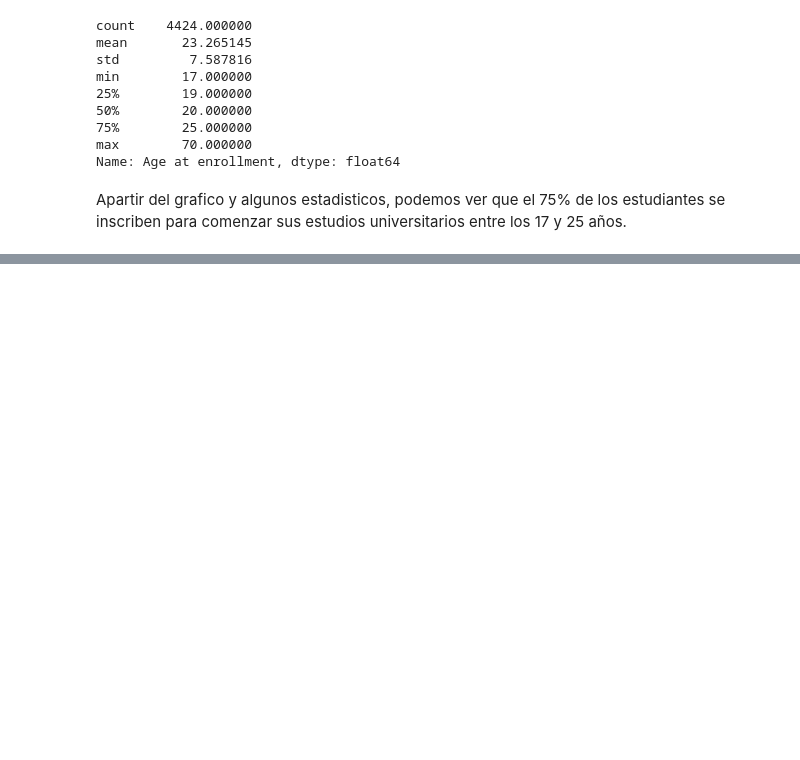
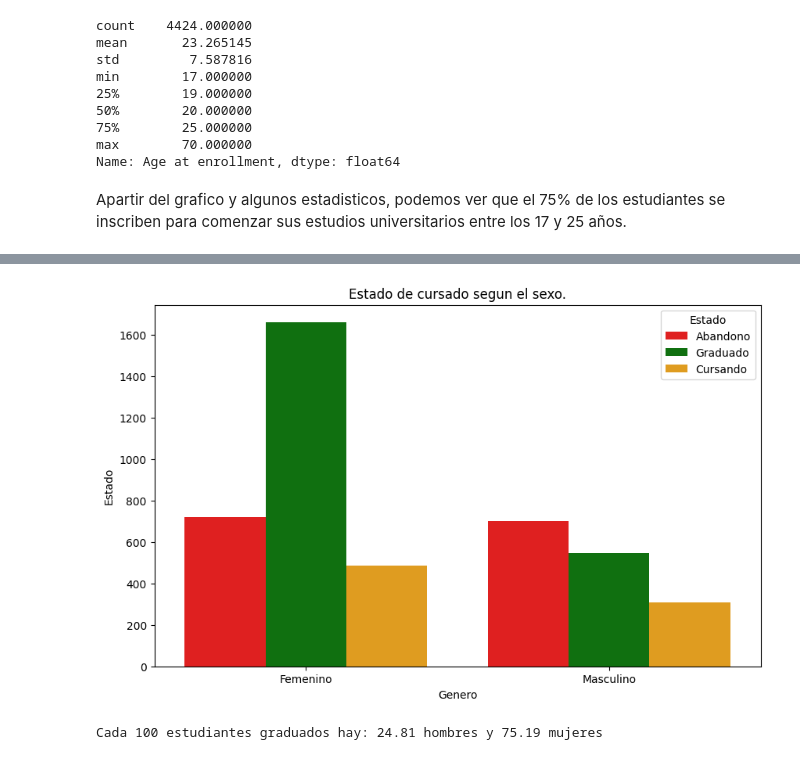
Before and after one commit to fowardelcac/Abandono-Escolar, a Jupyter notebook: Notebooks/conclusiones.ipynb, the cells around one changed output, grey strips where cells are left out. Drawn from its saved outputs; the diff is of its cells as text; code cells hidden in the pictures; blank space fills up the shorter version.

```diff
--- a/Notebooks/conclusiones.ipynb
+++ b/Notebooks/conclusiones.ipynb
@@ -54,0 +84,20 @@ Apartir del grafico y algunos estadisticos, podemos ver que el 75% de los estudi
+# %%
+plt.figure(figsize=(10, 6))  # Tamaño de la figura
+sns.countplot(data = df, x ='Gender', hue = 'Target', palette = {0: "red", 1: "green", 2: 'orange'})
+# Personalizar el gráfico
+plt.title("Estado de cursado segun el sexo.")
+plt.xlabel("Genero")
+plt.ylabel("Estado")
+plt.legend(title = "Estado", labels=["Abandono", "Graduado", "Cursando"])
+plt.xticks(ticks=[0,1], labels=['Femenino','Masculino'])
+# Mostrar el gráfico
+plt.show()
+# %% [output]
+[figure, added]
+# %%
+df_graduate = df[df.Target == 1]
+h = frecuencia_relativa(df_graduate, df_graduate[df_graduate.Gender == 1])
+m = frecuencia_relativa(df_graduate, df_graduate[df_graduate.Gender == 0])
+print(f'Cada 100 estudiantes graduados hay: {h:.2f} hombres y {m:.2f} mujeres')
+# %% [output]
+Cada 100 estudiantes graduados hay: 24.81 hombres y 75.19 mujeres
```
Also changed, not shown: parts of 13 cells of this notebook.
